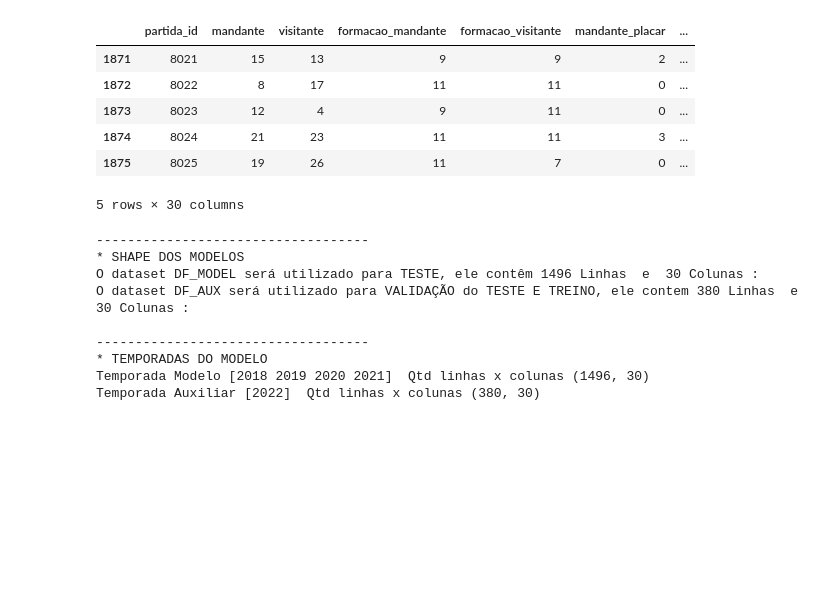
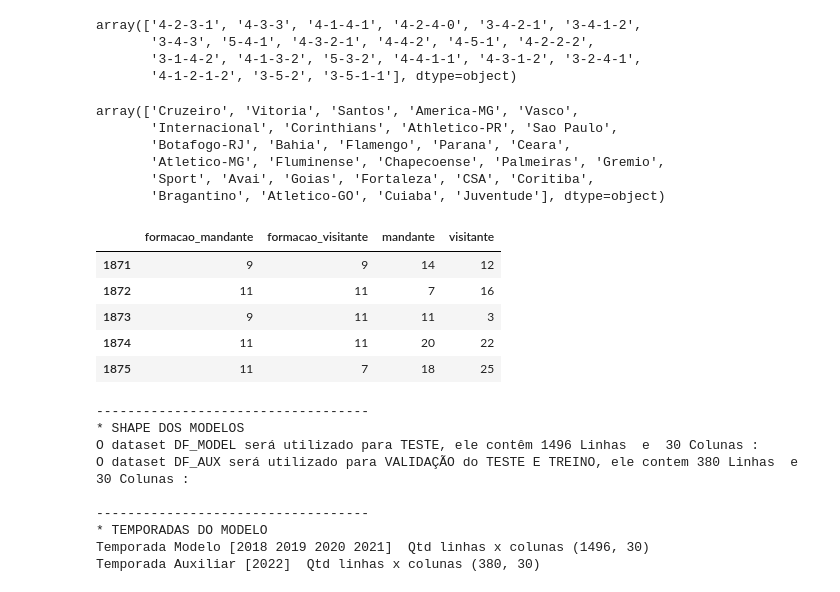
Before and after one commit to vbddinho/puc_minas_machine, a Jupyter notebook: 3-machineLearning.ipynb, the cells around one changed output. Cells and saved outputs as stored; diff of their text form; code cells hidden in the pictures; blank space fills up the shorter version.

```diff
--- a/3-machineLearning.ipynb
+++ b/3-machineLearning.ipynb
@@ -21,30 +37,42 @@ df = pd.read_csv("dados/transformado.csv", sep=",")
+# %%
+#union formacao mandante com formacao visitante
+dt = pd.concat([df['formacao_mandante'],df['formacao_visitante']])
+
+dt.unique()
+# %% [output]
+array(['4-2-3-1', '4-3-3', '4-1-4-1', '4-2-4-0', '3-4-2-1', '3-4-1-2',
+       '3-4-3', '5-4-1', '4-3-2-1', '4-4-2', '4-5-1', '4-2-2-2',
+       '3-1-4-2', '4-1-3-2', '5-3-2', '4-4-1-1', '4-3-1-2', '3-2-4-1',
+       '4-1-2-1-2', '3-5-2', '3-5-1-1'], dtype=object)
+# %%
+#union mandante com visitante
+mv = pd.concat([df['mandante'],df['visitante']])
+
+mv.unique()
+# %% [output]
+array(['Cruzeiro', 'Vitoria', 'Santos', 'America-MG', 'Vasco',
+       'Internacional', 'Corinthians', 'Athletico-PR', 'Sao Paulo',
+       'Botafogo-RJ', 'Bahia', 'Flamengo', 'Parana', 'Ceara',
+       'Atletico-MG', 'Fluminense', 'Chapecoense', 'Palmeiras', 'Gremio',
+       'Sport', 'Avai', 'Goias', 'Fortaleza', 'CSA', 'Coritiba',
+       'Bragantino', 'Atletico-GO', 'Cuiaba', 'Juventude'], dtype=object)
 # %%
 #transformando as dados categoricos como Formação, Mandante, Visitante em dados numericos
-
-#union formacao mandante com formacao visitante
-dt = pd.concat([df['formacao_mandante'],df['formacao_visitante']])
-
-
-#LabelEncoder treina com base no dt os valores numericos que poderá substituir os dados categoricos existentes.
-le = preprocessing.LabelEncoder()
+le = LabelEncoder()
 le.fit(dt)
 df['formacao_mandante'] = le.transform(df["formacao_mandante"])
 df['formacao_visitante'] = le.transform(df["formacao_visitante"])
 
-
-# Treinando o label encoder com os dados dos vencedores para substituição
-le.fit(df['vencedor'])
+le.fit(mv)
 df['mandante'] = le.transform(df["mandante"])
 df['visitante'] = le.transform(df["visitante"])
-
-#retirando a coluna vencedor que é do tipo categorica e vamos utilizar a columa resultado, numerica.
-df.drop(columns=['vencedor','rodada','total_gols'],inplace=True)
-df.tail()
-# %% [output]
-|  | partida_id | mandante | visitante | formacao_mandante | formacao_visitante | mandante_placar | ... |
-| 1871 | 8021 | 15 | 13 | 9 | 9 | 2 | ... |
-| 1872 | 8022 | 8 | 17 | 11 | 11 | 0 | ... |
-| 1873 | 8023 | 12 | 4 | 9 | 11 | 0 | ... |
-| 1874 | 8024 | 21 | 23 | 11 | 11 | 3 | ... |
-| 1875 | 8025 | 19 | 26 | 11 | 7 | 0 | ... |
-5 rows × 30 columns
+# %%
+#amostragem depois da transformação
+df[['formacao_mandante','formacao_visitante','mandante','visitante']].tail()
+# %% [output]
+|  | formacao_mandante | formacao_visitante | mandante | visitante |
+| 1871 | 9 | 9 | 14 | 12 |
+| 1872 | 11 | 11 | 7 | 16 |
+| 1873 | 9 | 11 | 11 | 3 |
+| 1874 | 11 | 11 | 20 | 22 |
+| 1875 | 11 | 7 | 18 | 25 |
```
Also changed, not shown: parts of 16 cells of this notebook, 2 other files.
